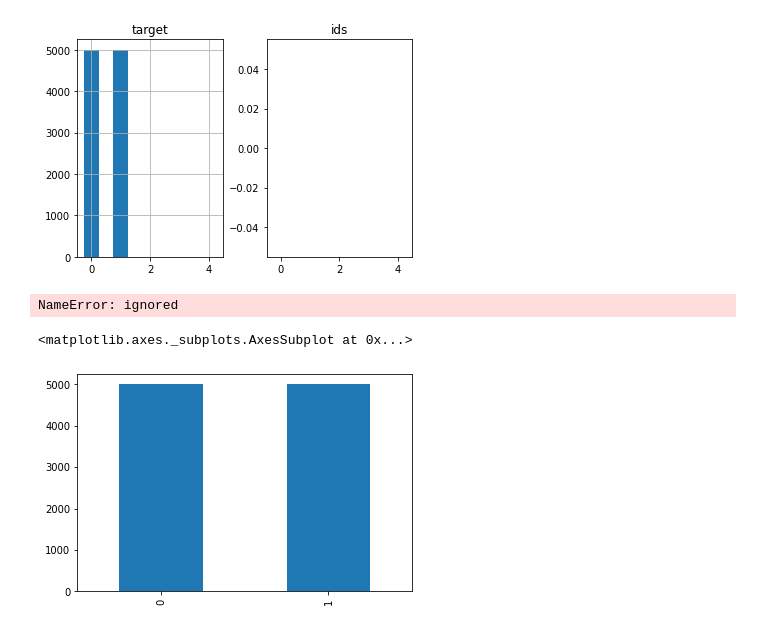
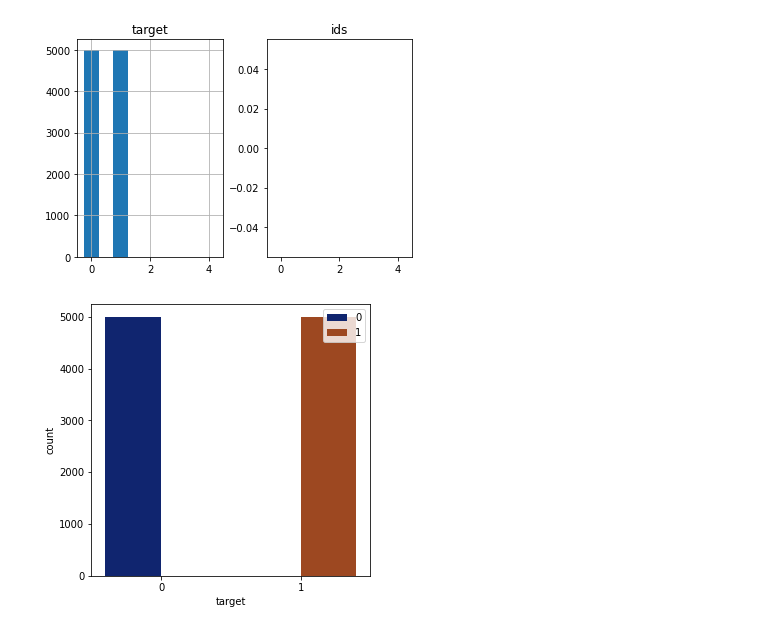
Before and after one commit to Gaikwadpawan3006/Sentimate-Analysis-EDA-On-Twitter-Dataset, a Jupyter notebook: Sentimate_Model_.ipynb, the cells around one changed output. Cells and saved outputs as stored; diff of their text form; code cells hidden in the pictures.

```diff
--- a/Sentimate_Model_.ipynb
+++ b/Sentimate_Model_.ipynb
@@ -167,17 +167,13 @@ plt.grid(False)
 plt.show()
 # %% [output]
 [figure]
-# %%
-import matplotlib.pyplot as plt
-plt.bar(count.keys(), count.values())
-# %% [output]
-NameError: ignored
 # %%
 users = dataset['user'].value_counts()[:10]
 users.plot(kind='bar', color='red')
-# %%
-x = dataset.target.value_counts()
-x.plot(kind='bar')
-# %% [output]
-<matplotlib.axes._subplots.AxesSubplot at 0x...>
-[figure, removed]
+# %%
+plt.rcParams['figure.figsize'] = (5,5)
+sns.countplot(dataset["target"],hue = dataset["target"],palette = 'dark')
+plt.legend(loc = 'upper right')
+plt.show()
+# %% [output]
+[figure, added]
```
Also changed, not shown: parts of 2 cells of this notebook.
